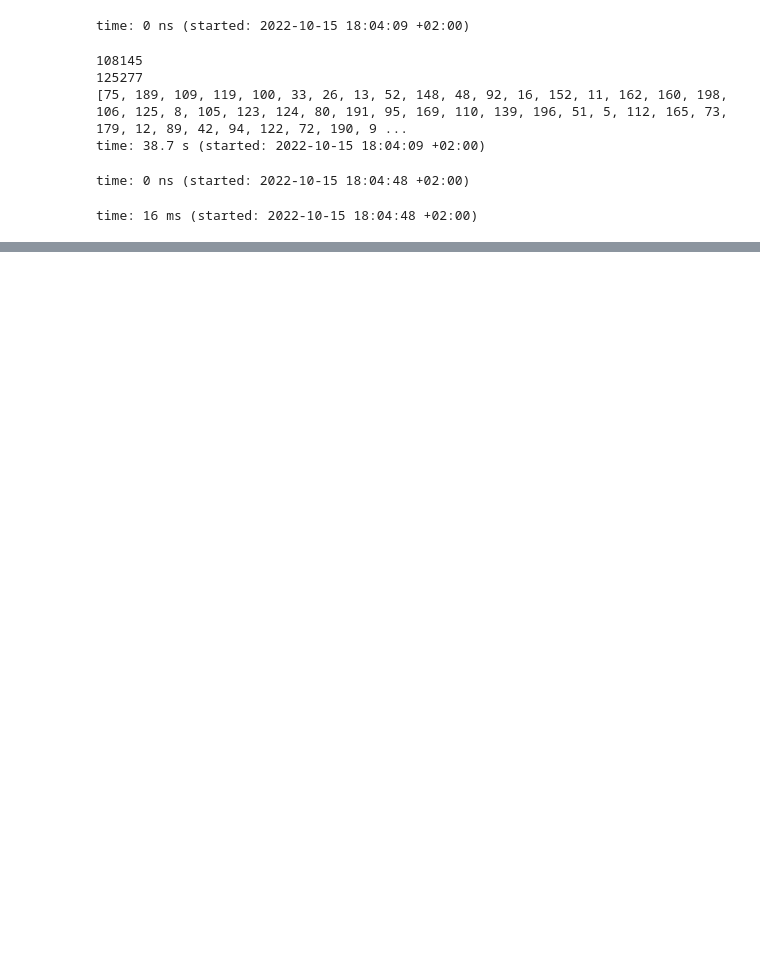
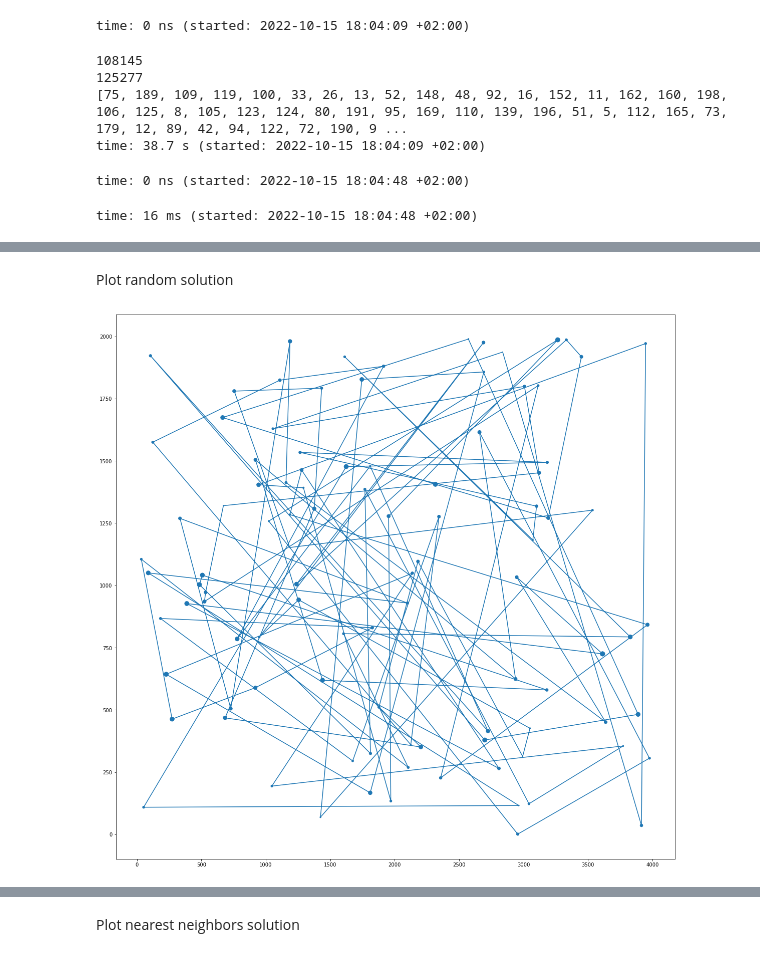
Before and after one commit to CecileDehan/Evolutionary_computation, a Jupyter notebook: Assignment1-GreedyHeuristics/GreedyHeuristics.ipynb, the cells around one changed output, grey strips where cells are left out. Saved outputs shown, nothing was run; the diff lists cells and outputs as text; code cells hidden in the pictures; blank space fills up the shorter version.

Commit message:
Random and nearest plots

```diff
--- a/Assignment1-GreedyHeuristics/GreedyHeuristics.ipynb
+++ b/Assignment1-GreedyHeuristics/GreedyHeuristics.ipynb
@@ -136,6 +136,7 @@ def random_solution_iterate(data):
     print(max_cost)
     print(len(min_cost_nodes))
     print(min_cost_nodes)
+    return min_cost_nodes
 
-random_solution_iterate(tspa_dic)
+random_points = random_solution_iterate(tspa_dic)
 # %% [output]
@@ -217,0 +212,6 @@ time: 359 ms (started: 2022-10-15 18:06:51 +02:00)
+# %% [markdown]
+Plot random solution
+# %%
+plot_cycle(random_points)
+# %% [output]
+[figure, added]
@@ -217,0 +219,2 @@ time: 359 ms (started: 2022-10-15 18:06:51 +02:00)
+# %% [markdown]
+Plot nearest neighbors solution
```
Also changed, not shown: parts of 4 cells of this notebook.
